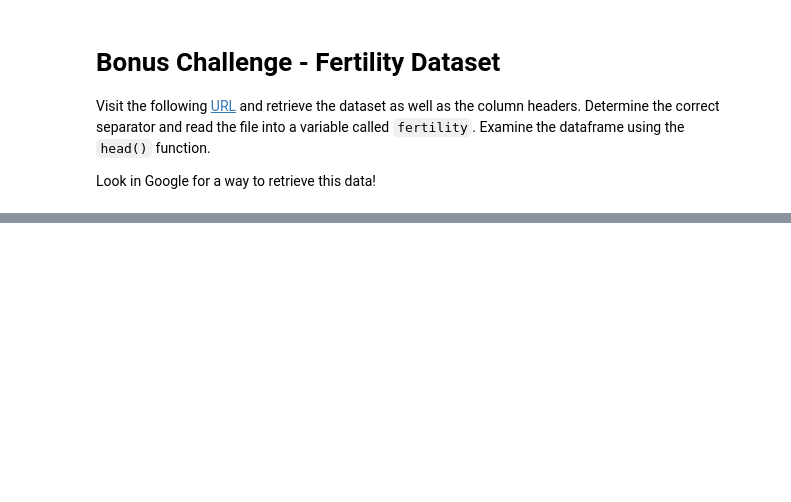
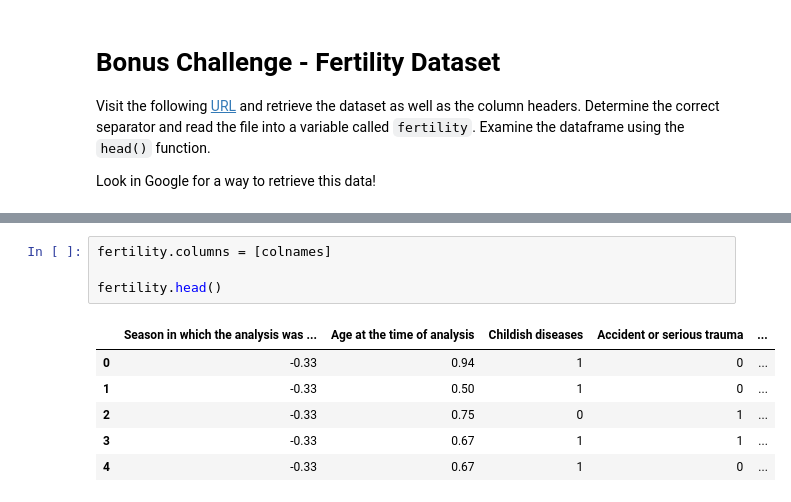
Before and after one commit to ta-data-mad/dataptmad0420, a Jupyter notebook: module-1/importing-exporting-data/your-code/main.ipynb, the cells around one changed output, grey strips where cells are left out. Saved outputs shown, nothing was run; the diff lists cells and outputs as text; blank space fills up the shorter version.

```diff
--- a/module-1/importing-exporting-data/your-code/main.ipynb
+++ b/module-1/importing-exporting-data/your-code/main.ipynb
@@ -231,0 +247,11 @@ Look in Google for a way to retrieve this data!
+# %%
+fertility.columns = [colnames]
+
+fertility.head()
+# %% [output]
+|  | Season in which the analysis was ... | Age at the time of analysis | Childish diseases | Accident or serious trauma | ... |
+| 0 | -0.33 | 0.94 | 1 | 0 | ... |
+| 1 | -0.33 | 0.50 | 1 | 0 | ... |
+| 2 | -0.33 | 0.75 | 0 | 1 | ... |
+| 3 | -0.33 | 0.67 | 1 | 1 | ... |
+| 4 | -0.33 | 0.67 | 1 | 0 | ... |
```
Also changed, not shown: parts of 2 cells of this notebook.
